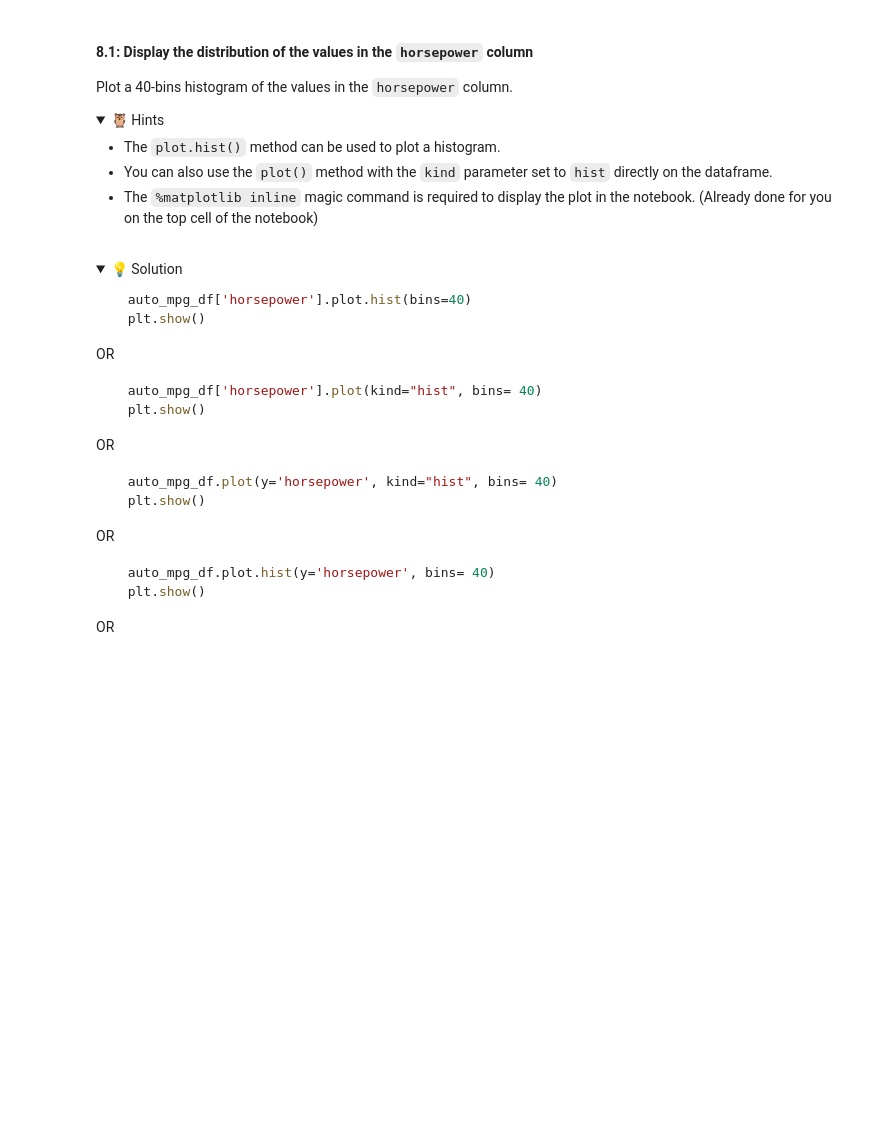
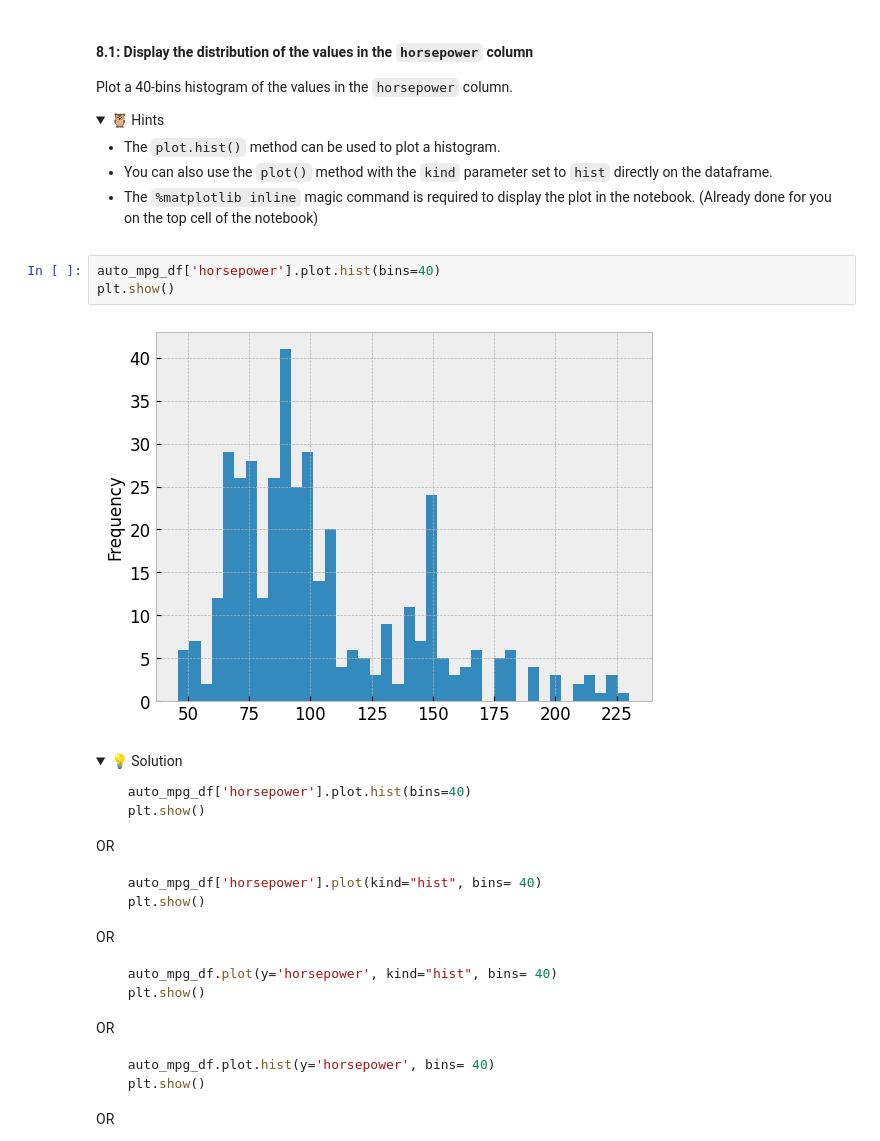
Before and after one commit to IT4063-Spring2025/exploratory-data-analysis-BeccaCordray, a Jupyter notebook: notebook.ipynb, the cells around one changed output. Drawn from its saved outputs; the diff is of its cells as text; folded sections open; blank space fills up the shorter version.

```diff
--- a/notebook.ipynb
+++ b/notebook.ipynb
@@ -481,6 +481,11 @@ Plot a 40-bins histogram of the values in the `horsepower` column.
   - The `%matplotlib inline` magic command is required to display the plot in the notebook. (Already done for you on the top cell of the notebook)
 
 </details>
+# %%
+auto_mpg_df['horsepower'].plot.hist(bins=40)
+plt.show()
+# %% [output]
+[figure, added]
 # %% [markdown]
 <details>
   <summary>💡 Solution</summary>
```
Also changed, not shown: parts of 4 cells of this notebook.
